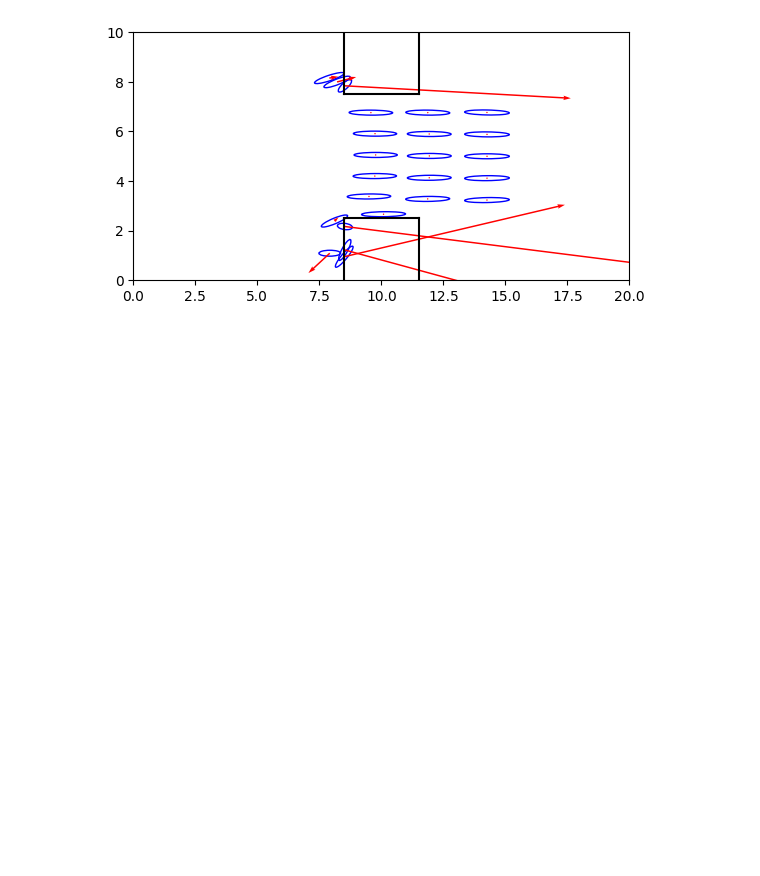
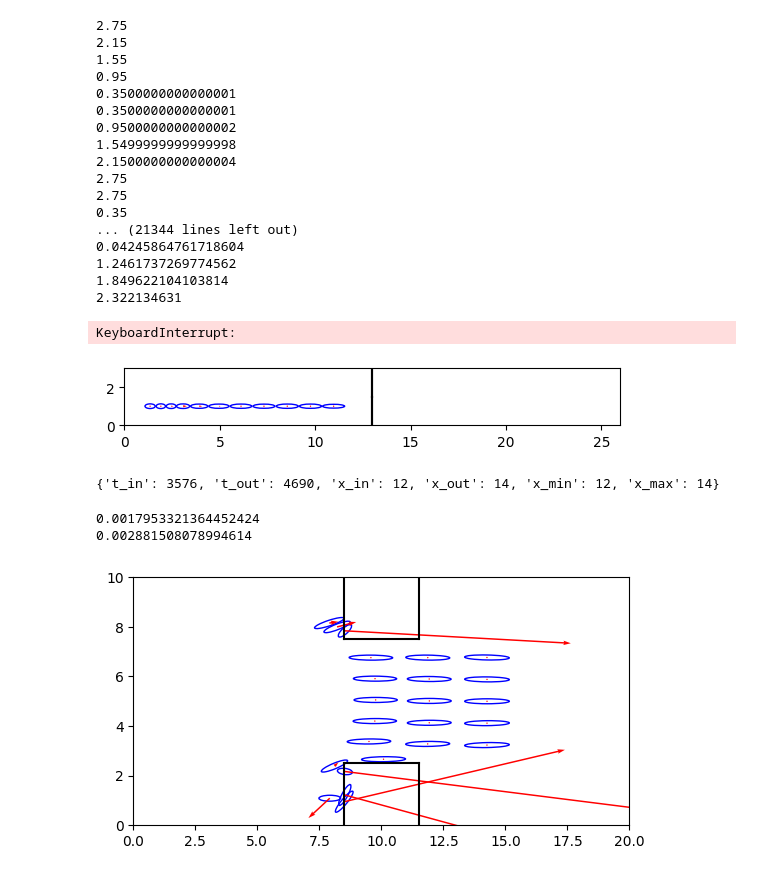
Before and after one commit to s2013568/DEM_test, a Jupyter notebook: Ageng_based_simulation/Force_based_model/test.ipynb, the cells around one changed output. Drawn from its saved outputs; the diff is of its cells as text; code cells hidden in the pictures; blank space fills up the shorter version.

```diff
--- a/Ageng_based_simulation/Force_based_model/test.ipynb
+++ b/Ageng_based_simulation/Force_based_model/test.ipynb
@@ -36,3 +41,59 @@ wall force: [-0.  0.]
+# %%
+env = Environment(width=26, height=3, bottleneck_width=0, bottleneck_height=0, periodic=True)
+import random
+
+agents = [
+    Agent(position=[3.0, 1], velocity=[0.0, 0.0], a_min=0.18, b_min=0.1, tau=0.53, f=1.25, desired_walking_speed=random.gauss(1.34, 0.26), test=True),
+    Agent(position=[0.0, 1], velocity=[0.0, 0.0], a_min=0.18, b_min=0.1, tau=0.53, f=1.25, desired_walking_speed=random.gauss(1.34, 0.26)),
+    Agent(position=[0.6, 1], velocity=[0.0, 0.0], a_min=0.18, b_min=0.1, tau=0.53, f=1.25, desired_walking_speed=random.gauss(1.34, 0.26)),
+    Agent(position=[1.2, 1], velocity=[0.0, 0.0], a_min=0.18, b_min=0.1, tau=0.53, f=1.25, desired_walking_speed=random.gauss(1.34, 0.26)),
+    Agent(position=[1.8, 1], velocity=[0.0, 0.0], a_min=0.18, b_min=0.1, tau=0.53, f=1.25, desired_walking_speed=random.gauss(1.34, 0.26)),
+    Agent(position=[2.4, 1], velocity=[0.0, 0.0], a_min=0.18, b_min=0.1, tau=0.53, f=1.25, desired_walking_speed=random.gauss(1.34, 0.26)),
+    Agent(position=[3.6, 1], velocity=[0.0, 0.0], a_min=0.18, b_min=0.1, tau=0.53, f=1.25, desired_walking_speed=random.gauss(1.34, 0.26)),
+    Agent(position=[4.2, 1], velocity=[0.0, 0.0], a_min=0.18, b_min=0.1, tau=0.53, f=1.25, desired_walking_speed=random.gauss(1.34, 0.26)),
+    Agent(position=[4.8, 1], velocity=[0.0, 0.0], a_min=0.18, b_min=0.1, tau=0.53, f=1.25, desired_walking_speed=random.gauss(1.34, 0.26)),
+    Agent(position=[5.4, 1], velocity=[0.0, 0.0], a_min=0.18, b_min=0.1, tau=0.53, f=1.25, desired_walking_speed=random.gauss(1.34, 0.26)),
+    Agent(position=[6.0, 1], velocity=[0.0, 0.0], a_min=0.18, b_min=0.1, tau=0.53, f=1.25, desired_walking_speed=random.gauss(1.34, 0.26)),
+]
+
+
+
+gcf_model = GCFModel(environment=env, agents=agents, time_constant = 0.5, eta = 0.2)
+# gcf_model.run_simulation(steps=100, dt=0.01, log_interval=100)
+gcf_model.animate(steps=5000, dt=0.01, interval=1, output_filename="reproduce_result.gif", show_forces = True)
+
+v = measurement.find_average_velocity(agents[0])
+density = measurement.find_averaged_density(env.ins_density, agents[0], 0.01)
+# %% [output]
+2.75
+2.15
+1.55
+0.95
+0.3500000000000001
+0.3500000000000001
+0.9500000000000002
+1.5499999999999998
+2.1500000000000004
+2.75
+2.75
+0.35
+... (21344 lines left out)
+0.04245864761718604
+1.2461737269774562
+1.849622104103814
+2.322134631
+KeyboardInterrupt:
+[figure, added]
+# %%
+print(agents[0].memory)
+# %% [output]
+{'t_in': 3576, 't_out': 4690, 'x_in': 12, 'x_out': 14, 'x_min': 12, 'x_max': 14}
+# %%
+print(v)
+print(density)
+# %% [output]
+0.0017953321364452424
+0.002881508078994614
 # %%
 env = Environment(width=20, height=10, bottleneck_width=3, bottleneck_height=5)
 import random
```
Also changed, not shown: parts of 2 cells of this notebook, 7 other files.
